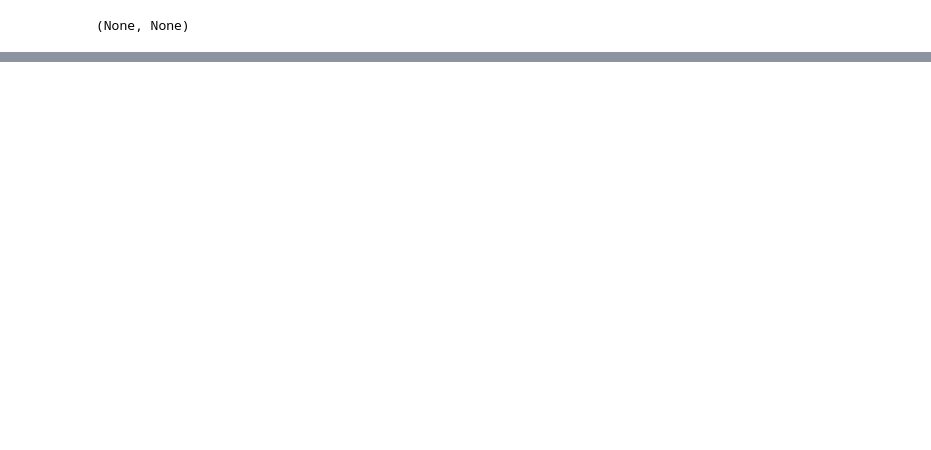
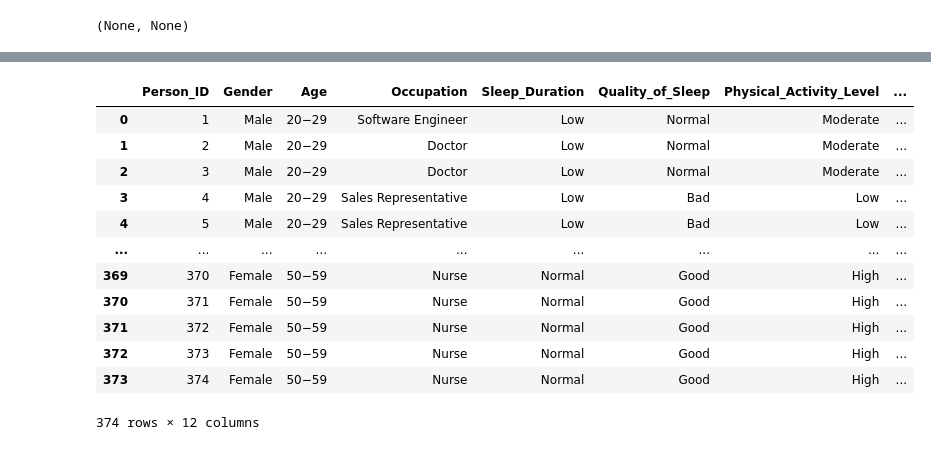
Before and after one commit to ExcellentDarkTea/sleep_health_lifestyle, a Jupyter notebook: bn.ipynb, the cells around one changed output, grey strips where cells are left out. Cells and saved outputs as stored; diff of their text form; code cells hidden in the pictures; blank space fills up the shorter version.

```diff
--- a/bn.ipynb
+++ b/bn.ipynb
@@ -100,0 +119,17 @@ gnb.showInference(bn33,size="8!", evs=evs)
+# %%
+data = pd.read_csv('final_data.csv')
+data
+# %% [output]
+|  | Person_ID | Gender | Age | Occupation | Sleep_Duration | Quality_of_Sleep | Physical_Activity_Level | ... |
+| 0 | 1 | Male | 20−29 | Software Engineer | Low | Normal | Moderate | ... |
+| 1 | 2 | Male | 20−29 | Doctor | Low | Normal | Moderate | ... |
+| 2 | 3 | Male | 20−29 | Doctor | Low | Normal | Moderate | ... |
+| 3 | 4 | Male | 20−29 | Sales Representative | Low | Bad | Low | ... |
+| 4 | 5 | Male | 20−29 | Sales Representative | Low | Bad | Low | ... |
+| ... | ... | ... | ... | ... | ... | ... | ... | ... |
+| 369 | 370 | Female | 50−59 | Nurse | Normal | Good | High | ... |
+| 370 | 371 | Female | 50−59 | Nurse | Normal | Good | High | ... |
+| 371 | 372 | Female | 50−59 | Nurse | Normal | Good | High | ... |
+| 372 | 373 | Female | 50−59 | Nurse | Normal | Good | High | ... |
+| 373 | 374 | Female | 50−59 | Nurse | Normal | Good | High | ... |
+374 rows × 12 columns
```
Also changed, not shown: parts of 9 cells of this notebook, 1 other file.
